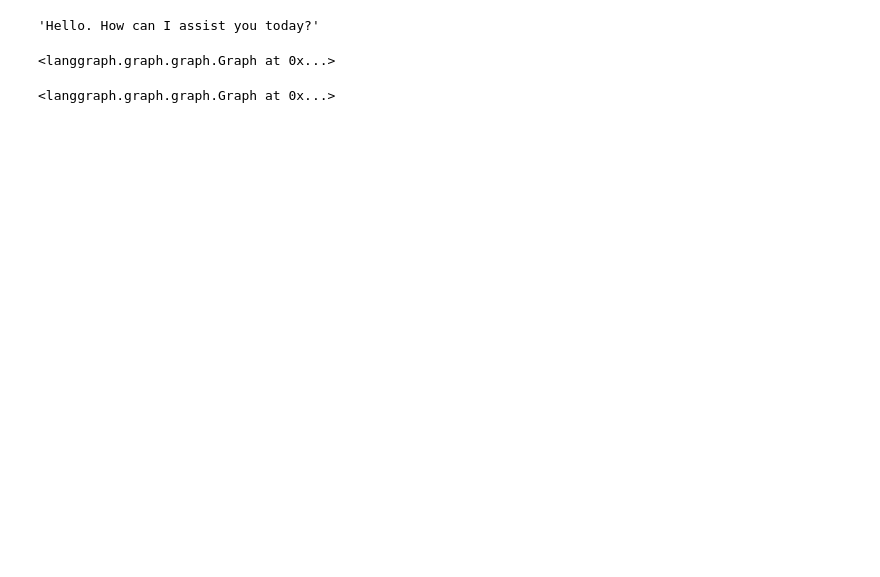
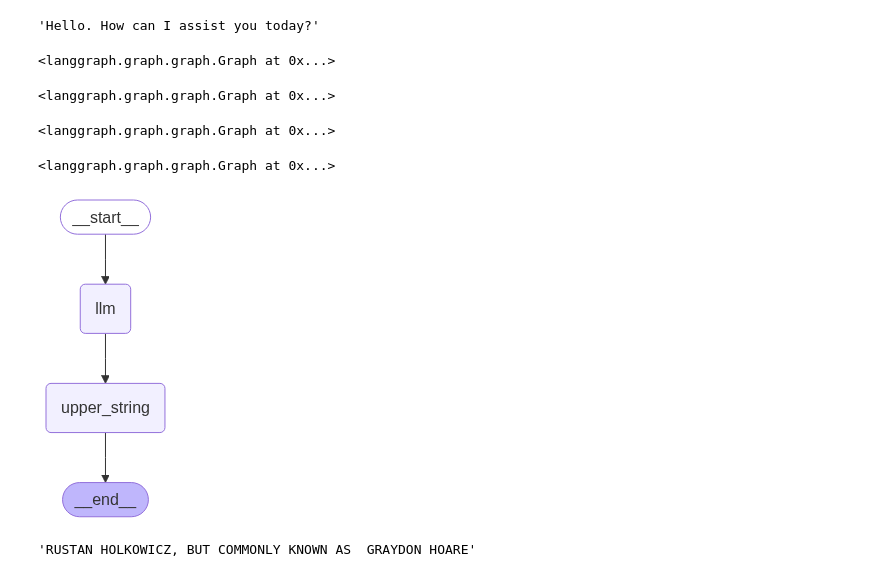
Before and after one commit to TegaEth/langgraph, a Jupyter notebook: langgraph/langgraph_scratch.ipynb, the cells around one changed output. Saved outputs shown, nothing was run; the diff lists cells and outputs as text; code cells hidden in the pictures; blank space fills up the shorter version.

Commit message:
rag langgraph

```diff
--- a/langgraph/langgraph_scratch.ipynb
+++ b/langgraph/langgraph_scratch.ipynb
@@ -46,3 +46,10 @@ except Exception as e:
 app1.invoke("hi this is ochi ")
 # %% [output]
 'hi this is ochi from first functionand ochi from second function'
+# %%
+for output in app1.stream(input):
+    for key,value in output.items():
+        print(f"here is output from {key}")
+        print("_______")
+        print(value)
+        print("\n")
@@ -83,3 +96,28 @@ workflow2.add_node("llm", function1)
 workflow2.add_node("upper_string", function2)
 # %% [output]
 <langgraph.graph.graph.Graph at 0x...>
+# %%
+workflow2.add_edge("llm", "upper_string")
+# %% [output]
+<langgraph.graph.graph.Graph at 0x...>
+# %%
+workflow2.set_entry_point("llm")
+workflow2.set_finish_point("upper_string")
+# %% [output]
+<langgraph.graph.graph.Graph at 0x...>
+# %%
+app2 = workflow2.compile()
+# %%
+from IPython.display import Image, display
+
+try:
+    display(Image(app2.get_graph().draw_mermaid_png()))
+except Exception as e:
+    # This requires extra dependencies and is optional
+    print(e)
+# %% [output]
+[figure, added]
+# %%
+app2.invoke("What is the name of the creator of Rust programming language ? respond with only his name")
+# %% [output]
+'RUSTAN HOLKOWICZ, BUT COMMONLY KNOWN AS  GRAYDON HOARE'
```
Also changed, not shown: parts of 39 cells of this notebook, 1 other file.
